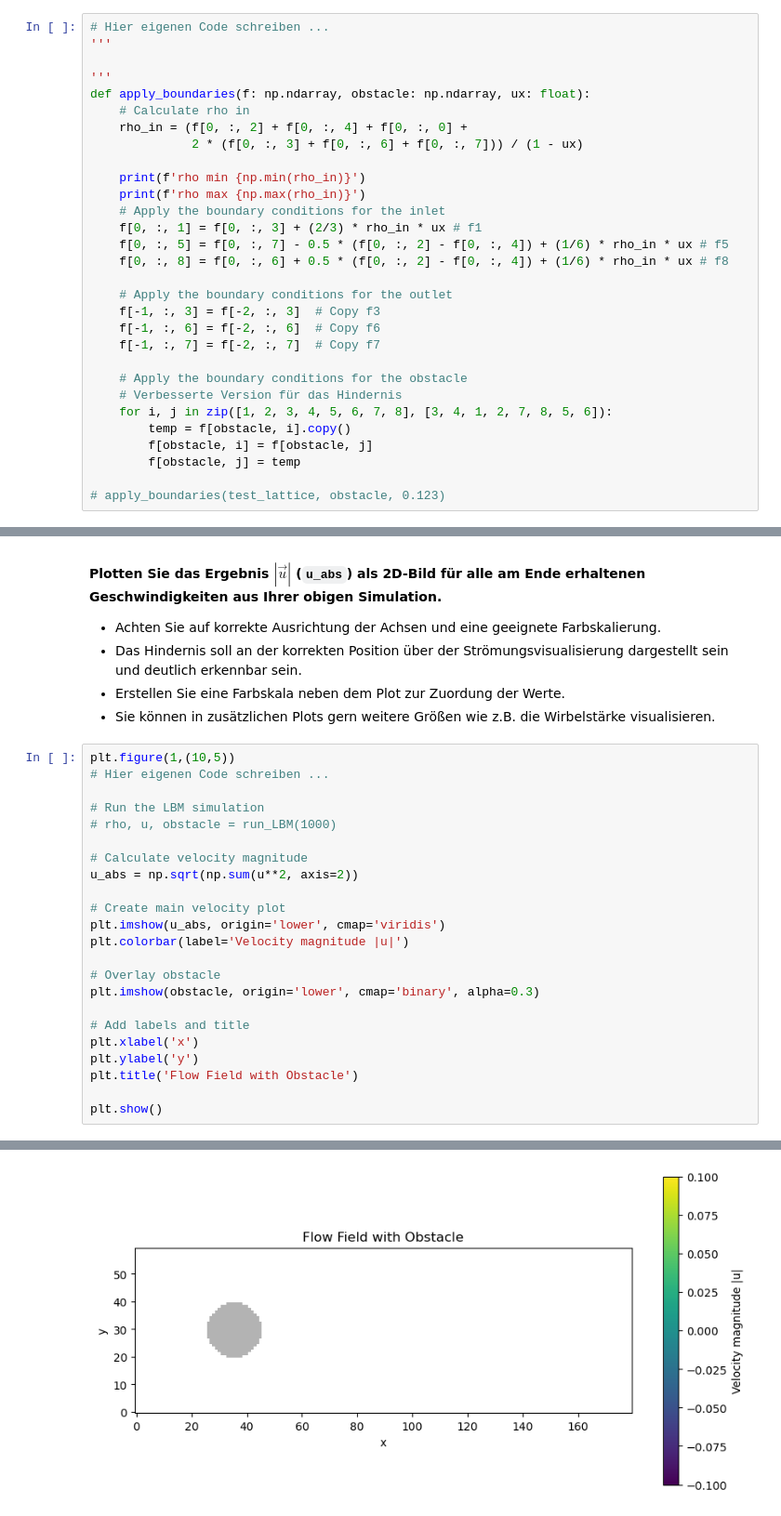
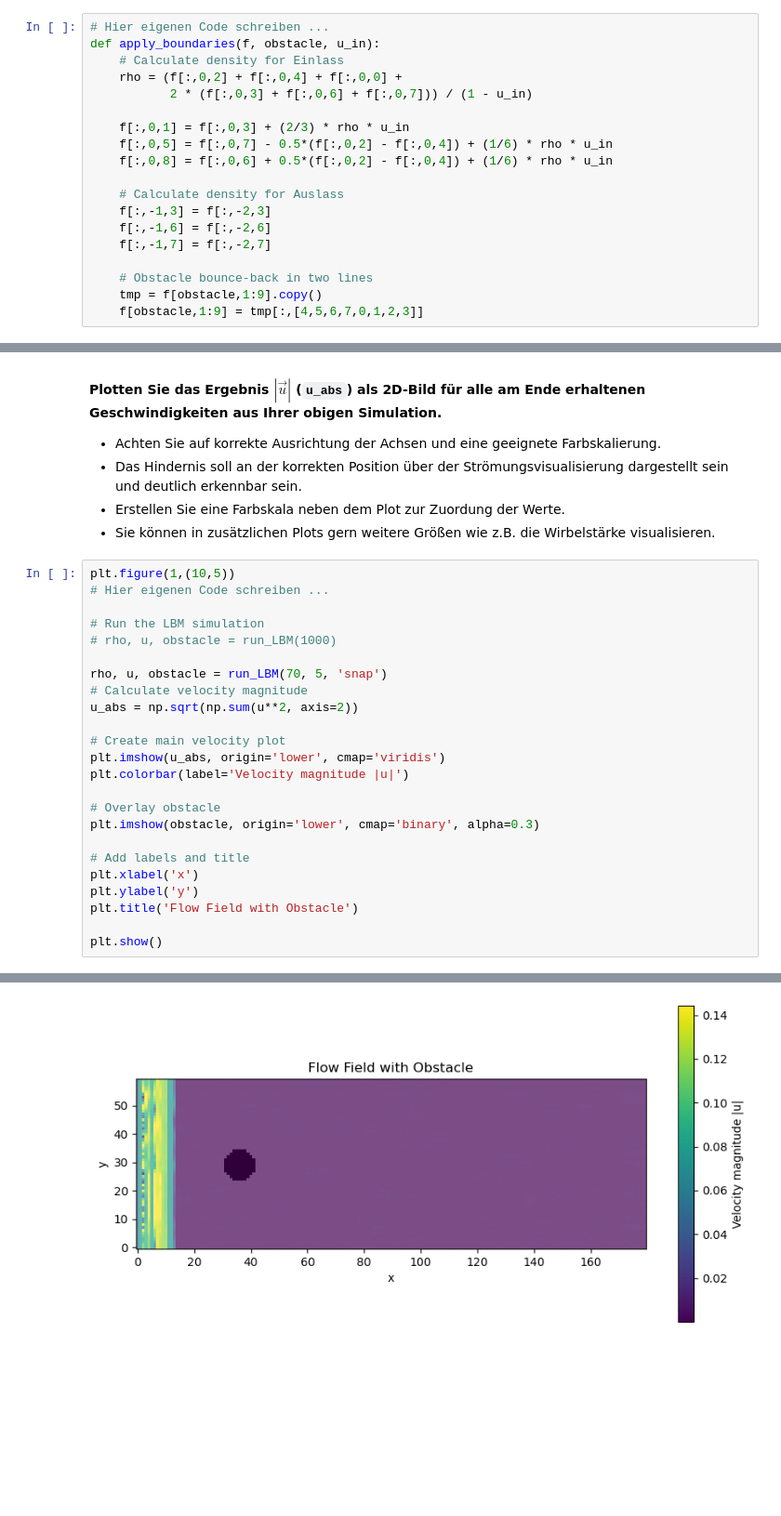
Before and after one commit to glueckf/Python-f-r-Ingenieure, a Jupyter notebook: pa04/PA4.ipynb, the cells around one changed output, grey strips where cells are left out. Shown at 93% size. Drawn from its saved outputs; the diff is of its cells as text; blank space fills up the shorter version.

```diff
--- a/pa04/PA4.ipynb
+++ b/pa04/PA4.ipynb
@@ -339,34 +355,23 @@ _Hinweis: Mit Ihrem gelernten Wissen über Array-Indizierung auf unterschiedlich
 Der Abschnitt für die Betrachtung des Hindernisses ist dank NumPy in 1-3 Zeilen realisierbar._
 # %%
 # Hier eigenen Code schreiben ...
-'''
+def apply_boundaries(f, obstacle, u_in):
+    # Calculate density for Einlass
+    rho = (f[:,0,2] + f[:,0,4] + f[:,0,0] +
+           2 * (f[:,0,3] + f[:,0,6] + f[:,0,7])) / (1 - u_in)
 
-'''
-def apply_boundaries(f: np.ndarray, obstacle: np.ndarray, ux: float):
-    # Calculate rho in
-    rho_in = (f[0, :, 2] + f[0, :, 4] + f[0, :, 0] +
-              2 * (f[0, :, 3] + f[0, :, 6] + f[0, :, 7])) / (1 - ux)
+    f[:,0,1] = f[:,0,3] + (2/3) * rho * u_in
+    f[:,0,5] = f[:,0,7] - 0.5*(f[:,0,2] - f[:,0,4]) + (1/6) * rho * u_in
+    f[:,0,8] = f[:,0,6] + 0.5*(f[:,0,2] - f[:,0,4]) + (1/6) * rho * u_in
 
-    print(f'rho min {np.min(rho_in)}')
-    print(f'rho max {np.max(rho_in)}')
-    # Apply the boundary conditions for the inlet
-    f[0, :, 1] = f[0, :, 3] + (2/3) * rho_in * ux # f1
-    f[0, :, 5] = f[0, :, 7] - 0.5 * (f[0, :, 2] - f[0, :, 4]) + (1/6) * rho_in * ux # f5
-    f[0, :, 8] = f[0, :, 6] + 0.5 * (f[0, :, 2] - f[0, :, 4]) + (1/6) * rho_in * ux # f8
+    # Calculate density for Auslass
+    f[:,-1,3] = f[:,-2,3]
+    f[:,-1,6] = f[:,-2,6]
+    f[:,-1,7] = f[:,-2,7]
 
-    # Apply the boundary conditions for the outlet
-    f[-1, :, 3] = f[-2, :, 3]  # Copy f3
-    f[-1, :, 6] = f[-2, :, 6]  # Copy f6
-    f[-1, :, 7] = f[-2, :, 7]  # Copy f7
-
-    # Apply the boundary conditions for the obstacle
-    # Verbesserte Version für das Hindernis
-    for i, j in zip([1, 2, 3, 4, 5, 6, 7, 8], [3, 4, 1, 2, 7, 8, 5, 6]):
-        temp = f[obstacle, i].copy()
-        f[obstacle, i] = f[obstacle, j]
-        f[obstacle, j] = temp
-
-# apply_boundaries(test_lattice, obstacle, 0.123)
+    # Obstacle bounce-back in two lines
+    tmp = f[obstacle,1:9].copy()
+    f[obstacle,1:9] = tmp[:,[4,5,6,7,0,1,2,3]]
 # %%
 # Hier sind Plausibilitäts-Tests:
 old_test_lattice = test_lattice.copy()
@@ -686,6 +584,7 @@ plt.figure(1,(10,5))
 # Run the LBM simulation
 # rho, u, obstacle = run_LBM(1000)
 
+rho, u, obstacle = run_LBM(70, 5, 'snap')
 # Calculate velocity magnitude
 u_abs = np.sqrt(np.sum(u**2, axis=2))
 
@@ -706,4 +618,4 @@ plt.show()
-[figure, old version]
+[figure, new version]
 # %%
 # Hier sind noch einige letzte Plausibilitäts-Tests:
 rho_test, u_test, obstacle_test = run_LBM(3)
```
Also changed, not shown: parts of 20 cells of this notebook, 1 other file.
